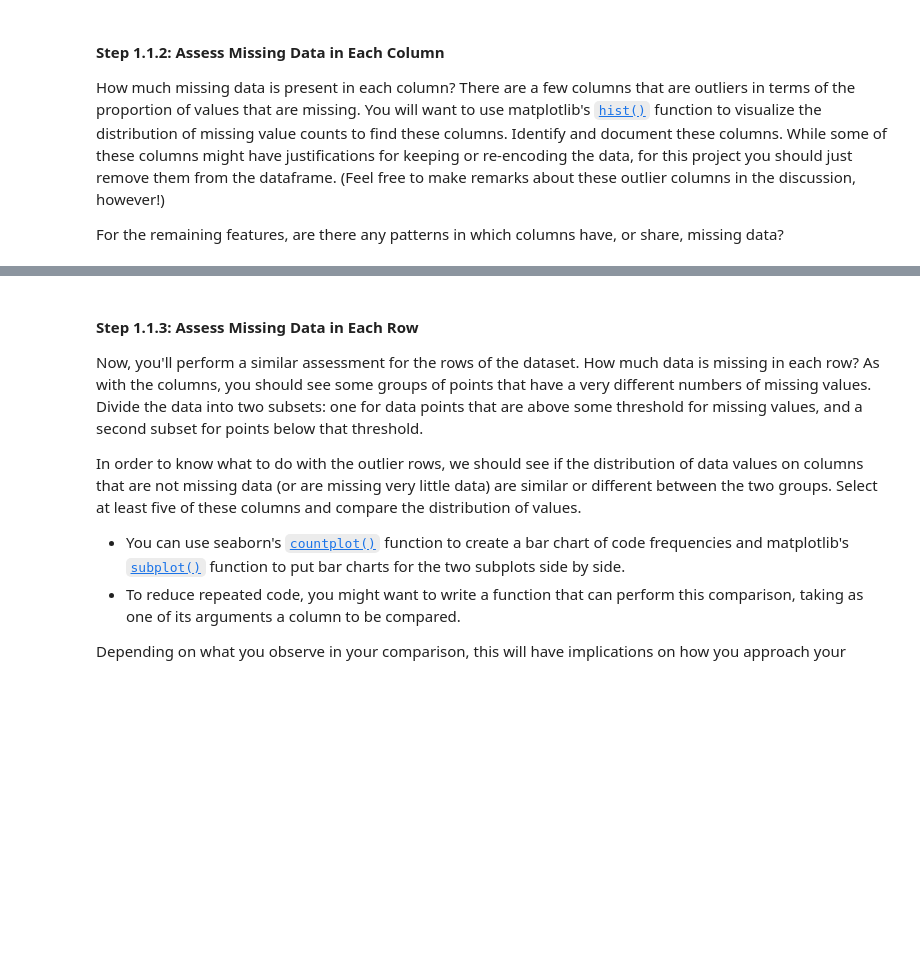
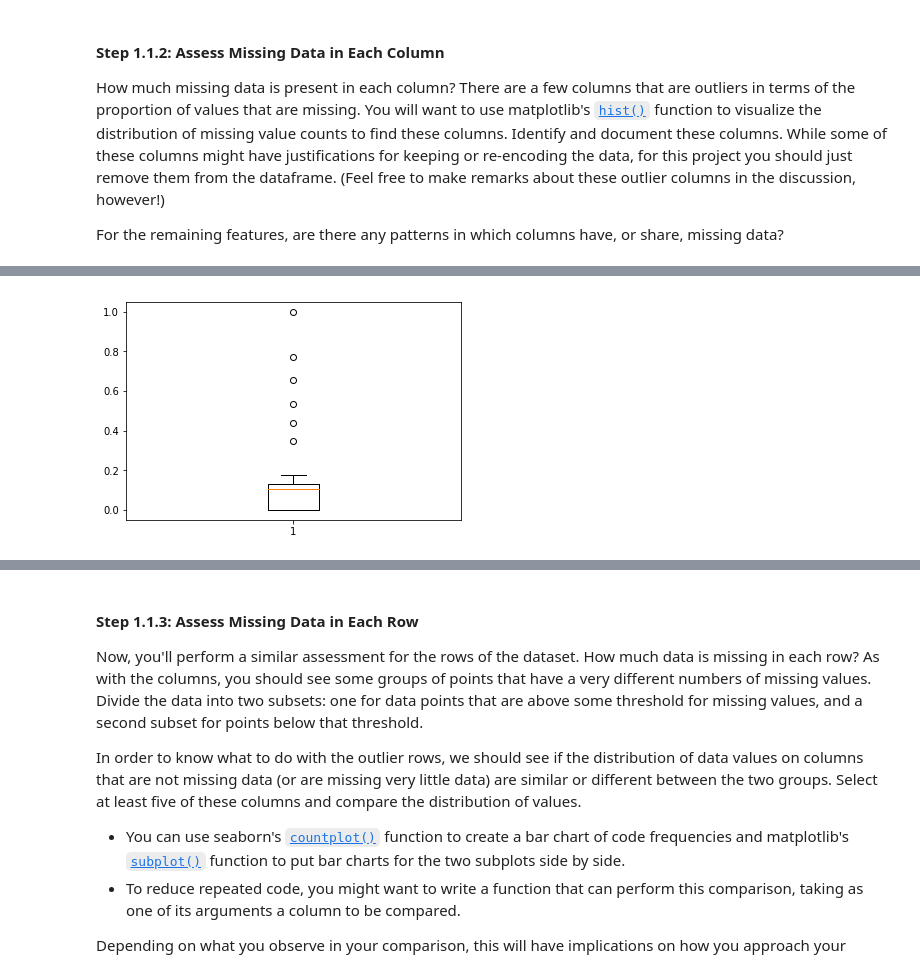
Before and after one commit to tusphananh/udacity-identify-customer-segments, a Jupyter notebook: Identify_Customer_Segments.ipynb, the cells around one changed output, grey strips where cells are left out. Drawn from its saved outputs; the diff is of its cells as text; code cells hidden in the pictures; blank space fills up the shorter version.

```diff
--- a/Identify_Customer_Segments.ipynb
+++ b/Identify_Customer_Segments.ipynb
@@ -108,3 +224,9 @@ For the remaining features, are there any patterns in which columns have, or sha
 # %%
 # Remove the outlier columns from the dataset. (You'll perform other data
 # engineering tasks such as re-encoding and imputation later.)
+
+# create boxplot to identify outliers
+plt.boxplot(percent_missing_cols)
+plt.show()
+# %% [output]
+[figure, added]
```
Also changed, not shown: parts of 62 cells of this notebook.
